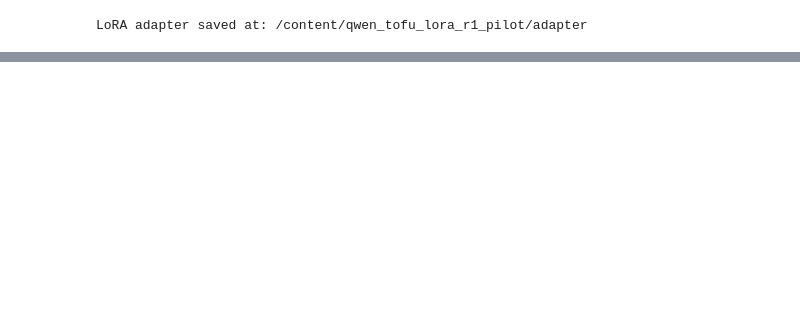
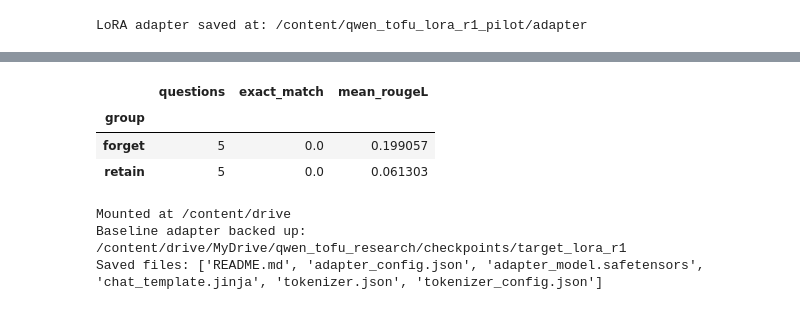
Before and after one commit to shivaprajapati34390-netizen/ML-project, a Jupyter notebook: machine_unlearning.ipynb, the cells around one changed output, grey strips where cells are left out. Saved outputs shown, nothing was run; the diff lists cells and outputs as text; code cells hidden in the pictures; blank space fills up the shorter version.

```diff
--- a/machine_unlearning.ipynb
+++ b/machine_unlearning.ipynb
@@ -253,0 +333,68 @@ LoRA adapter saved at: /content/qwen_tofu_lora_r1_pilot/adapter
+# %%
+from sklearn.metrics import accuracy_score
+from rouge_score import rouge_scorer
+import pandas as pd
+
+scorer = rouge_scorer.RougeScorer(
+    ["rougeL"],
+    use_stemmer=True
+)
+
+def normalize(text):
+    return " ".join(str(text).lower().strip().split())
+
+results_df["exact_match"] = [
+    int(normalize(pred) == normalize(ref))
+    for pred, ref in zip(
+        results_df["prediction"],
+        results_df["reference"]
+    )
+]
+
+results_df["rougeL"] = [
+    scorer.score(str(ref), str(pred))["rougeL"].fmeasure
+    for pred, ref in zip(
+        results_df["prediction"],
+        results_df["reference"]
+    )
+]
+
+summary = results_df.groupby("group").agg(
+    questions=("question", "count"),
+    exact_match=("exact_match", "mean"),
+    mean_rougeL=("rougeL", "mean")
+)
+
+display(summary)
+# %% [output]
+|  | questions | exact_match | mean_rougeL |
+| group |  |  |  |
+| forget | 5 | 0.0 | 0.199057 |
+| retain | 5 | 0.0 | 0.061303 |
+# %%
+from google.colab import drive
+drive.mount("/content/drive")
+
+from pathlib import Path
+import shutil
+
+SOURCE = Path("/content/qwen_tofu_lora_r1_pilot/adapter")
+BACKUP = Path(
+    "/content/drive/MyDrive/qwen_tofu_research/checkpoints/target_lora_r1"
+)
+
+assert SOURCE.exists(), f"Adapter not found: {SOURCE}"
+
+BACKUP.parent.mkdir(parents=True, exist_ok=True)
+
+if BACKUP.exists():
+    shutil.rmtree(BACKUP)
+
+shutil.copytree(SOURCE, BACKUP)
+
+print("Baseline adapter backed up:", BACKUP)
+print("Saved files:", sorted(p.name for p in BACKUP.iterdir()))
+# %% [output]
+Mounted at /content/drive
+Baseline adapter backed up: /content/drive/MyDrive/qwen_tofu_research/checkpoints/target_lora_r1
+Saved files: ['README.md', 'adapter_config.json', 'adapter_model.safetensors', 'chat_template.jinja', 'tokenizer.json', 'tokenizer_config.json']
```
Also changed, not shown: parts of 48 cells of this notebook.
